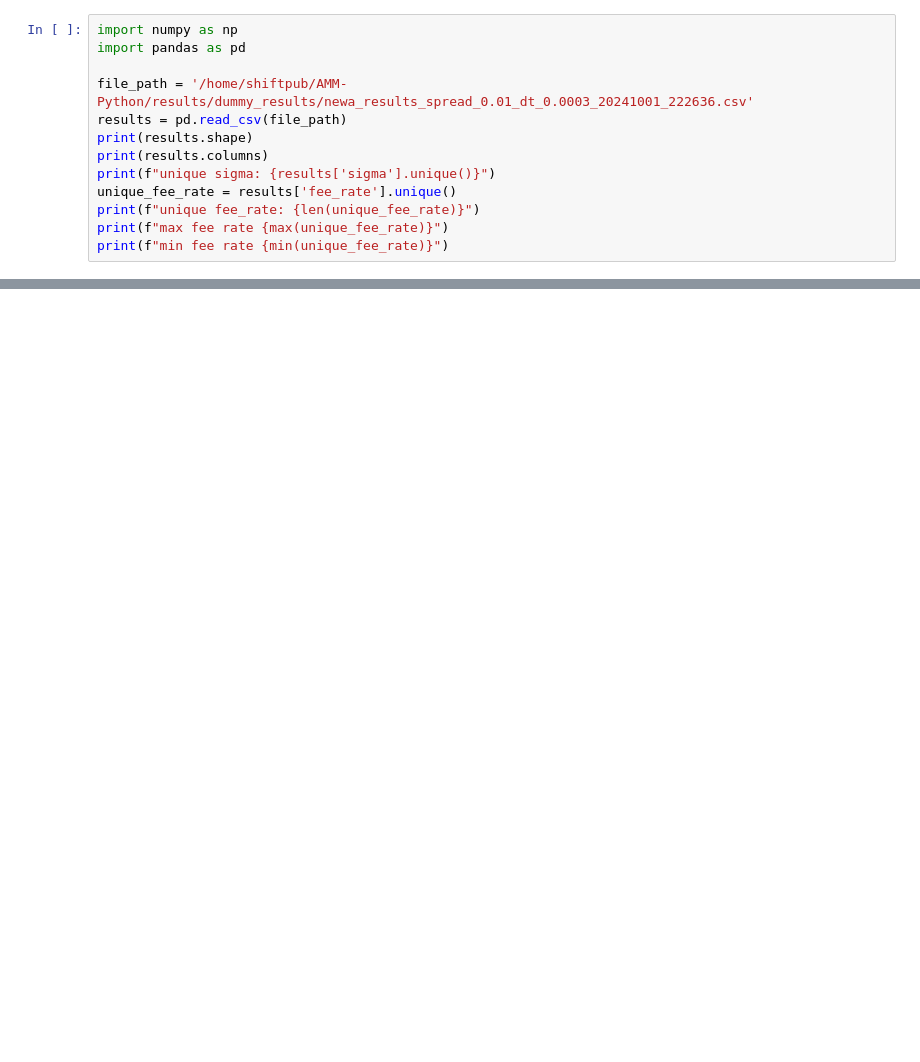
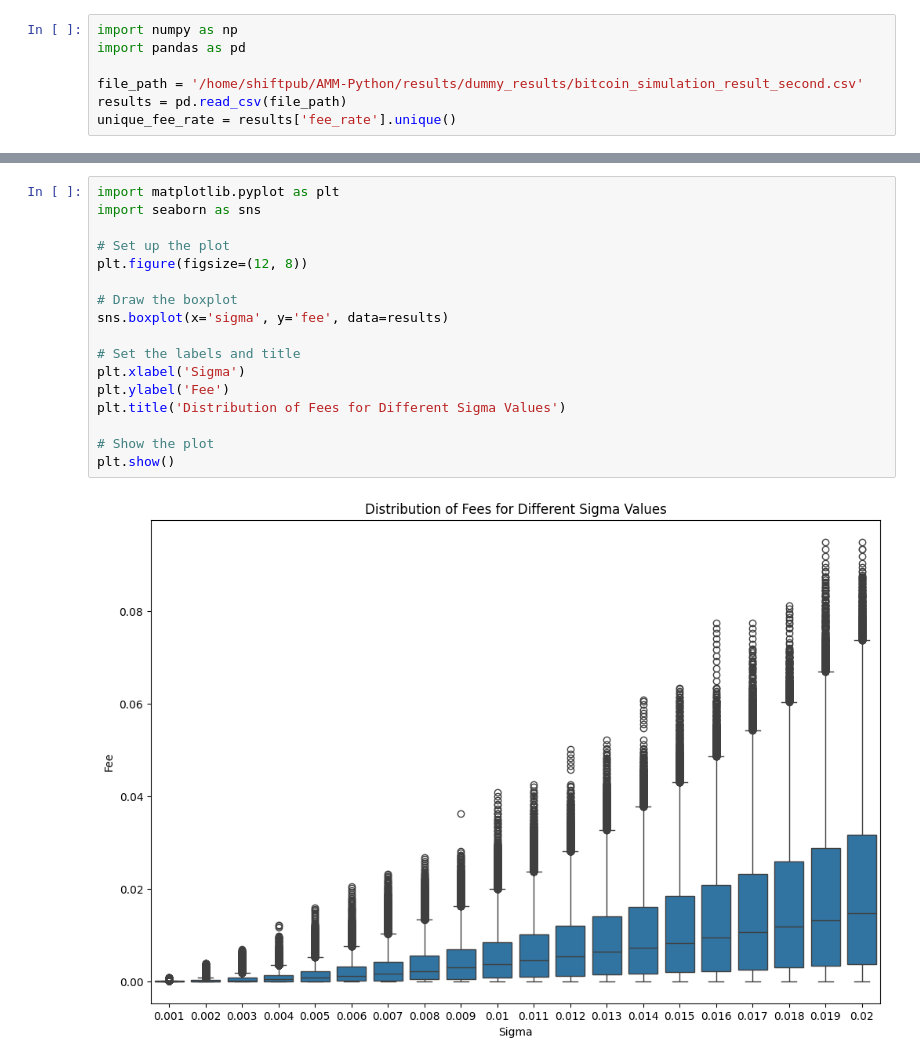
Before and after one commit to WillInvest/Dynamic_AMM, a Jupyter notebook: exp/dummy_display.ipynb, the cells around one changed output, grey strips where cells are left out. Cells and saved outputs as stored; diff of their text form; blank space fills up the shorter version.

```diff
--- a/exp/dummy_display.ipynb
+++ b/exp/dummy_display.ipynb
@@ -2,12 +9,6 @@
 import numpy as np
 import pandas as pd
 
-file_path = '/home/shiftpub/AMM-Python/results/dummy_results/newa_results_spread_0.01_dt_0.0003_20241001_222636.csv'
+file_path = '/home/shiftpub/AMM-Python/results/dummy_results/bitcoin_simulation_result_second.csv'
 results = pd.read_csv(file_path)
-print(results.shape)
-print(results.columns)
-print(f"unique sigma: {results['sigma'].unique()}")
 unique_fee_rate = results['fee_rate'].unique()
-print(f"unique fee_rate: {len(unique_fee_rate)}")
-print(f"max fee rate {max(unique_fee_rate)}")
-print(f"min fee rate {min(unique_fee_rate)}")
@@ -49,0 +38,19 @@ plt.show()
+# %%
+import matplotlib.pyplot as plt
+import seaborn as sns
+
+# Set up the plot
+plt.figure(figsize=(12, 8))
+
+# Draw the boxplot
+sns.boxplot(x='sigma', y='fee', data=results)
+
+# Set the labels and title
+plt.xlabel('Sigma')
+plt.ylabel('Fee')
+plt.title('Distribution of Fees for Different Sigma Values')
+
+# Show the plot
+plt.show()
+# %% [output]
+[figure, added]
```
Also changed, not shown: parts of 25 cells of this notebook, 6 other files.
